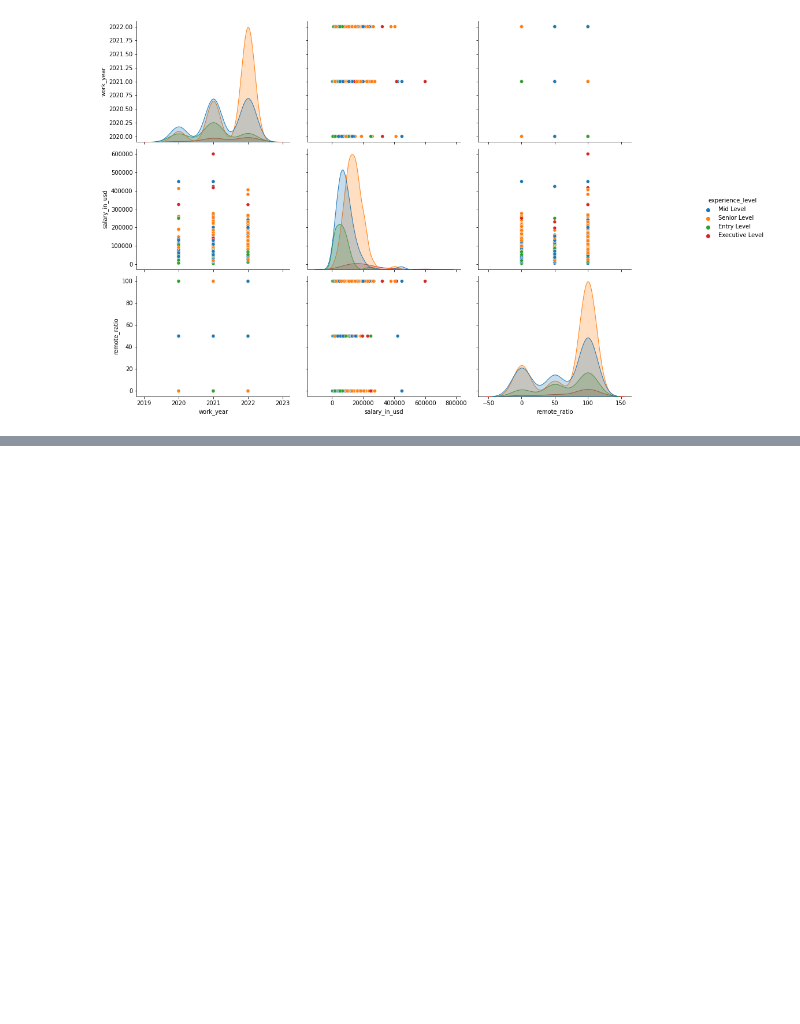
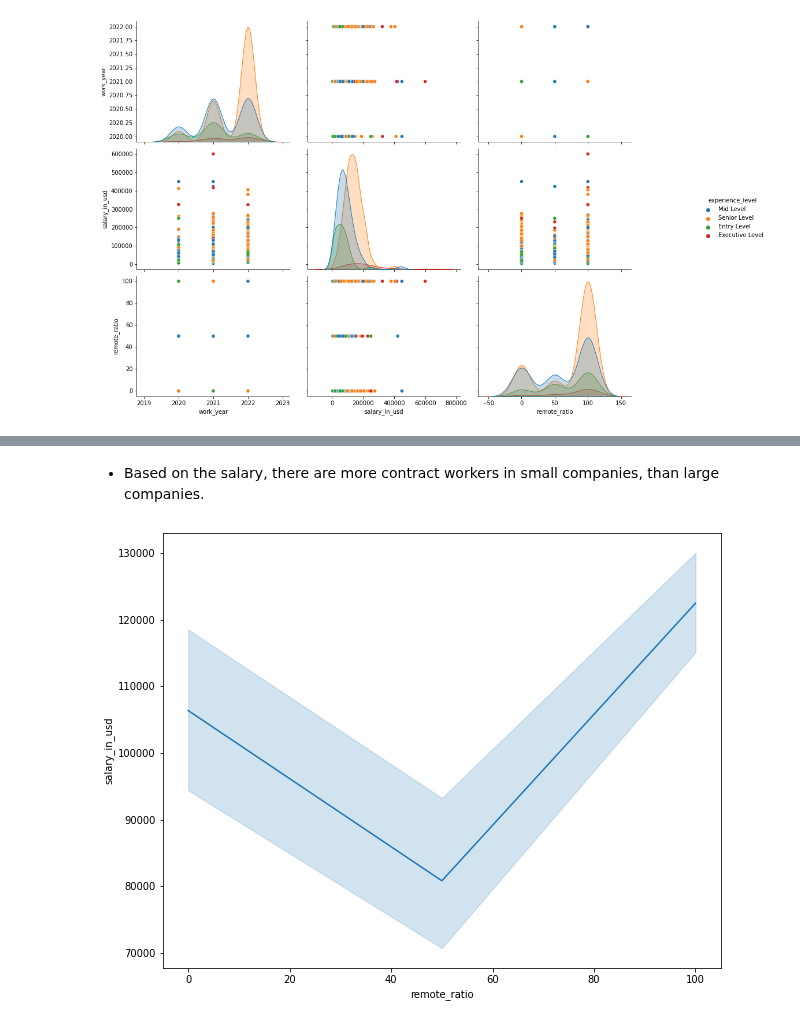
Before and after one commit to manuelinfosec/eda-analysis-of-data-science-job-salaries, a Jupyter notebook: main.ipynb, the cells around one changed output, grey strips where cells are left out. Cells and saved outputs as stored; diff of their text form; code cells hidden in the pictures; blank space fills up the shorter version.

```diff
--- a/main.ipynb
+++ b/main.ipynb
@@ -518,0 +567,7 @@ fig
+# %% [markdown]
+- Based on the salary, there are more contract workers in small companies, than large companies.
+# %%
+fig = sns.lineplot(data=data, x='remote_ratio', y="salary_in_usd")
+fig.figure.set_size_inches(10,8)
+# %% [output]
+[figure, added]
```
Also changed, not shown: parts of 10 cells of this notebook.
